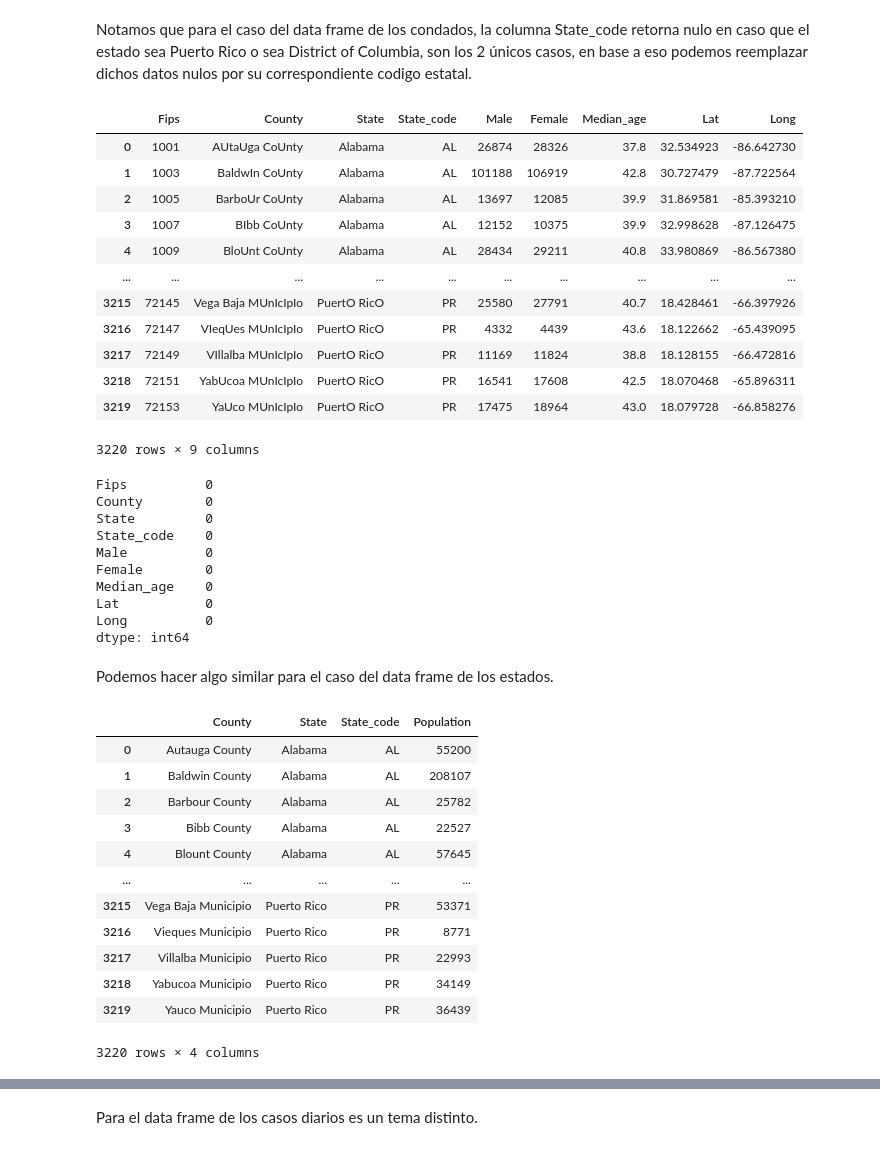
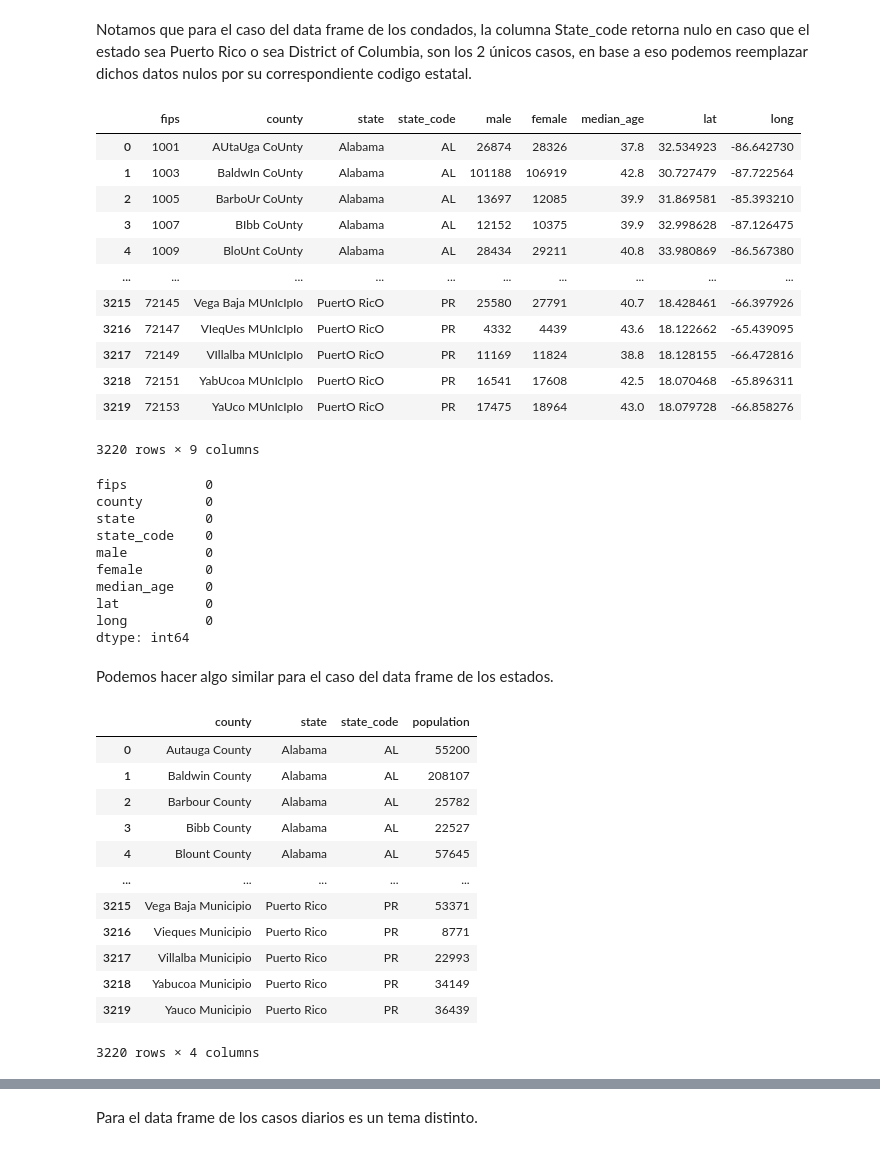
Before and after one commit to FranMeneses/etlCovid, a Jupyter notebook: covidETL.ipynb, the cells around one changed output, grey strips where cells are left out. Saved outputs shown, nothing was run; the diff lists cells and outputs as text; code cells hidden in the pictures.

```diff
--- a/covidETL.ipynb
+++ b/covidETL.ipynb
@@ -87,3 +81,10 @@ df_states.columns = colsStates
+# %%
+colsCounty = ['fips', 'county', 'state', 'state_code', 'male', 'female', 'median_age', 'lat', 'long']
+colsDays = ['date', 'county', 'state', 'fips', 'cases', 'deaths']
+colsStates = ['county', 'state', 'state_code', 'population']
+df_counties.columns = colsCounty
+df_daily.columns = colsDays
+df_states.columns = colsStates
 # %% [markdown]
 Obtenemos los tipos de datos para cada data frame.
 # %%
@@ -226,11 +227,11 @@ Para el caso de los datos nulos tomamos la desición de eliminar los menos posib
 # %% [markdown]
 Notamos que para el caso del data frame de los condados, la columna State_code retorna nulo en caso que el estado sea Puerto Rico o sea District of Columbia, son los 2 únicos casos, en base a eso podemos reemplazar dichos datos nulos por su correspondiente codigo estatal.
 # %%
-df_counties.loc[(df_counties['State_code'].isnull()) & (df_counties['State'] == 'PuertO RicO'), 'State_code'] = 'PR'            #la función loc nos permite agregar varias sentencias condicionales y reemplazar un valor por otro
-df_counties.loc[(df_counties['State_code'].isnull()) & (df_counties['State'] == 'District Of COlumbia'), 'State_code'] = 'DC'
+df_counties.loc[(df_counties['state_code'].isnull()) & (df_counties['state'] == 'PuertO RicO'), 'state_code'] = 'PR'            #la función loc nos permite agregar varias sentencias condicionales y reemplazar un valor por otro
+df_counties.loc[(df_counties['state_code'].isnull()) & (df_counties['state'] == 'District Of COlumbia'), 'state_code'] = 'DC'
 df_counties
 # %% [output]
-|  | Fips | County | State | State_code | Male | Female | Median_age | Lat | Long |
+|  | fips | county | state | state_code | male | female | median_age | lat | long |
 | 0 | 1001 | AUtaUga CoUnty | Alabama | AL | 26874 | 28326 | 37.8 | 32.534923 | -86.642730 |
 | 1 | 1003 | BaldwIn CoUnty | Alabama | AL | 101188 | 106919 | 42.8 | 30.727479 | -87.722564 |
 | 2 | 1005 | BarboUr CoUnty | Alabama | AL | 13697 | 12085 | 39.9 | 31.869581 | -85.393210 |
@@ -246,24 +247,24 @@ df_counties
 # %%
 df_counties.isnull().sum() #verificamos que ya no queden datos nulos
 # %% [output]
-Fips          0
-County        0
-State         0
-State_code    0
-Male          0
-Female        0
-Median_age    0
-Lat           0
-Long          0
+fips          0
+county        0
+state         0
+state_code    0
+male          0
+female        0
+median_age    0
+lat           0
+long          0
 dtype: int64
 # %% [markdown]
 Podemos hacer algo similar para el caso del data frame de los estados.
 # %%
-df_states.loc[(df_states['State_code'].isnull()) & (df_states['State'] == 'Puerto Rico'), 'State_code'] = 'PR'          #Cambiamos los valores de los nan por el respectivo codigo estatal
-df_states.loc[(df_states['State_code'].isnull()) & (df_states['State'] == 'District of Columbia'), 'State_code'] = 'DC'
+df_states.loc[(df_states['state_code'].isnull()) & (df_states['state'] == 'Puerto Rico'), 'state_code'] = 'PR'          #Cambiamos los valores de los nan por el respectivo codigo estatal
+df_states.loc[(df_states['state_code'].isnull()) & (df_states['state'] == 'District of Columbia'), 'state_code'] = 'DC'
 df_states
 # %% [output]
-|  | County | State | State_code | Population |
+|  | county | state | state_code | population |
 | 0 | Autauga County | Alabama | AL | 55200 |
 | 1 | Baldwin County | Alabama | AL | 208107 |
 | 2 | Barbour County | Alabama | AL | 25782 |
```
Also changed, not shown: parts of 43 cells of this notebook.
